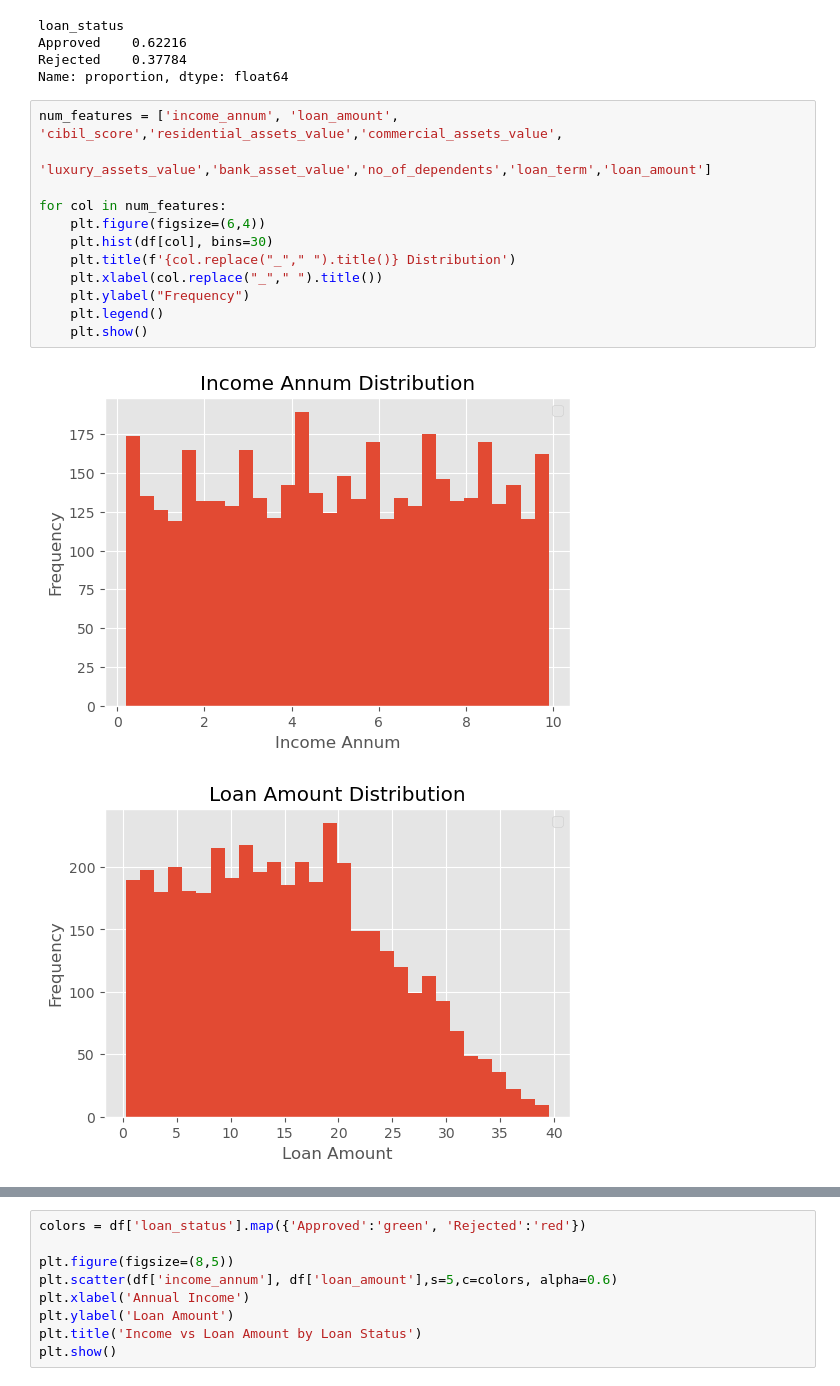
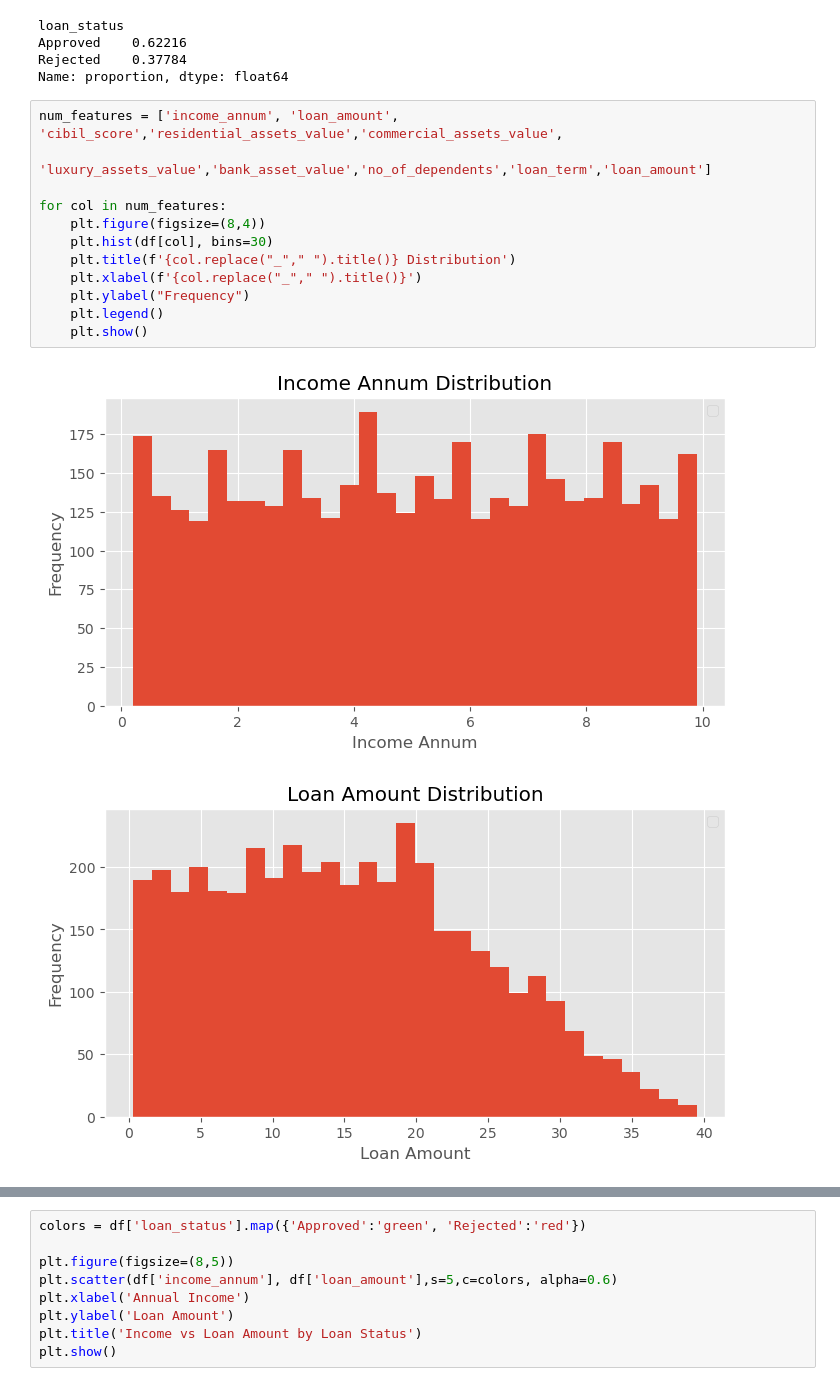
Before and after one commit to sumitra0420/borrower-risk-hybrid-ml, a Jupyter notebook: loan_approval.ipynb, the cells around one changed output, grey strips where cells are left out. Drawn from its saved outputs; the diff is of its cells as text.

```diff
--- a/loan_approval.ipynb
+++ b/loan_approval.ipynb
@@ -94,15 +94,15 @@ Name: proportion, dtype: float64
 # %%
 num_features = ['income_annum', 'loan_amount', 'cibil_score','residential_assets_value','commercial_assets_value',
                 'luxury_assets_value','bank_asset_value','no_of_dependents','loan_term','loan_amount']
 
 for col in num_features:
-    plt.figure(figsize=(6,4))
+    plt.figure(figsize=(8,4))
     plt.hist(df[col], bins=30)
     plt.title(f'{col.replace("_"," ").title()} Distribution')
-    plt.xlabel(col.replace("_"," ").title())
+    plt.xlabel(f'{col.replace("_"," ").title()}')
     plt.ylabel("Frequency")
     plt.legend()
     plt.show()
 # %% [output]
-[figure, old version]
+[figure, new version]
-[figure, old version]
+[figure, new version]
```
Also changed, not shown: parts of 13 cells of this notebook, 1 other file.
